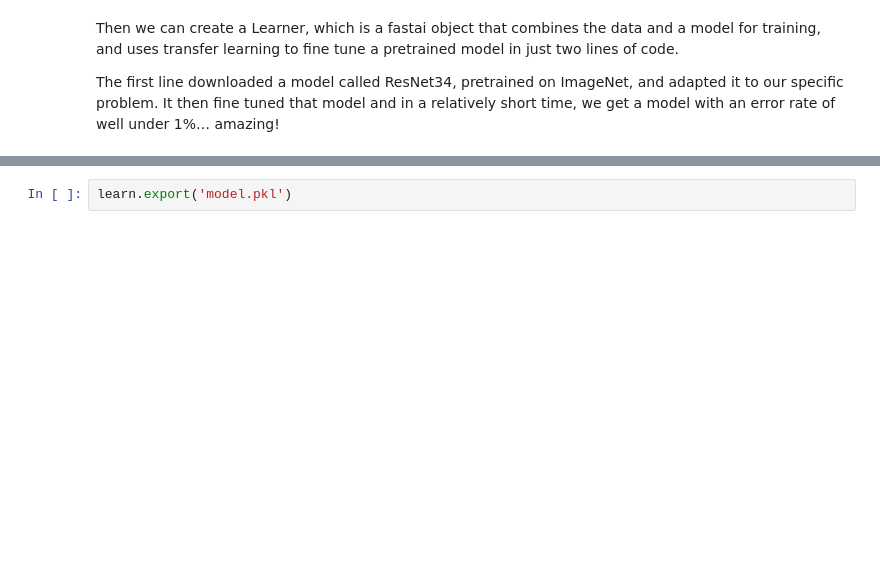
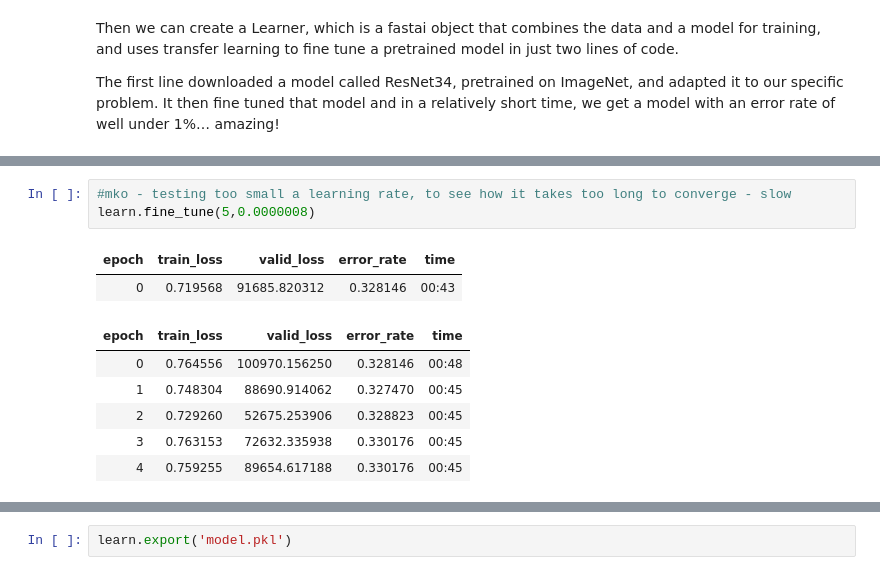
Before and after one commit to mkotemp/fastai, a Jupyter notebook: Copy_of_dogs_cats.ipynb, the cells around one changed output, grey strips where cells are left out. Cells and saved outputs as stored; diff of their text form; blank space fills up the shorter version.

```diff
--- a/Copy_of_dogs_cats.ipynb
+++ b/Copy_of_dogs_cats.ipynb
@@ -96,0 +105,12 @@ learn.fine_tune(2, 3e-3)
+# %%
+#mko - testing too small a learning rate, to see how it takes too long to converge - slow
+learn.fine_tune(5,0.0000008)
+# %% [output]
+| epoch | train_loss | valid_loss | error_rate | time |
+| 0 | 0.719568 | 91685.820312 | 0.328146 | 00:43 |
+| epoch | train_loss | valid_loss | error_rate | time |
+| 0 | 0.764556 | 100970.156250 | 0.328146 | 00:48 |
+| 1 | 0.748304 | 88690.914062 | 0.327470 | 00:45 |
+| 2 | 0.729260 | 52675.253906 | 0.328823 | 00:45 |
+| 3 | 0.763153 | 72632.335938 | 0.330176 | 00:45 |
+| 4 | 0.759255 | 89654.617188 | 0.330176 | 00:45 |
```
Also changed, not shown: parts of 14 cells of this notebook.
